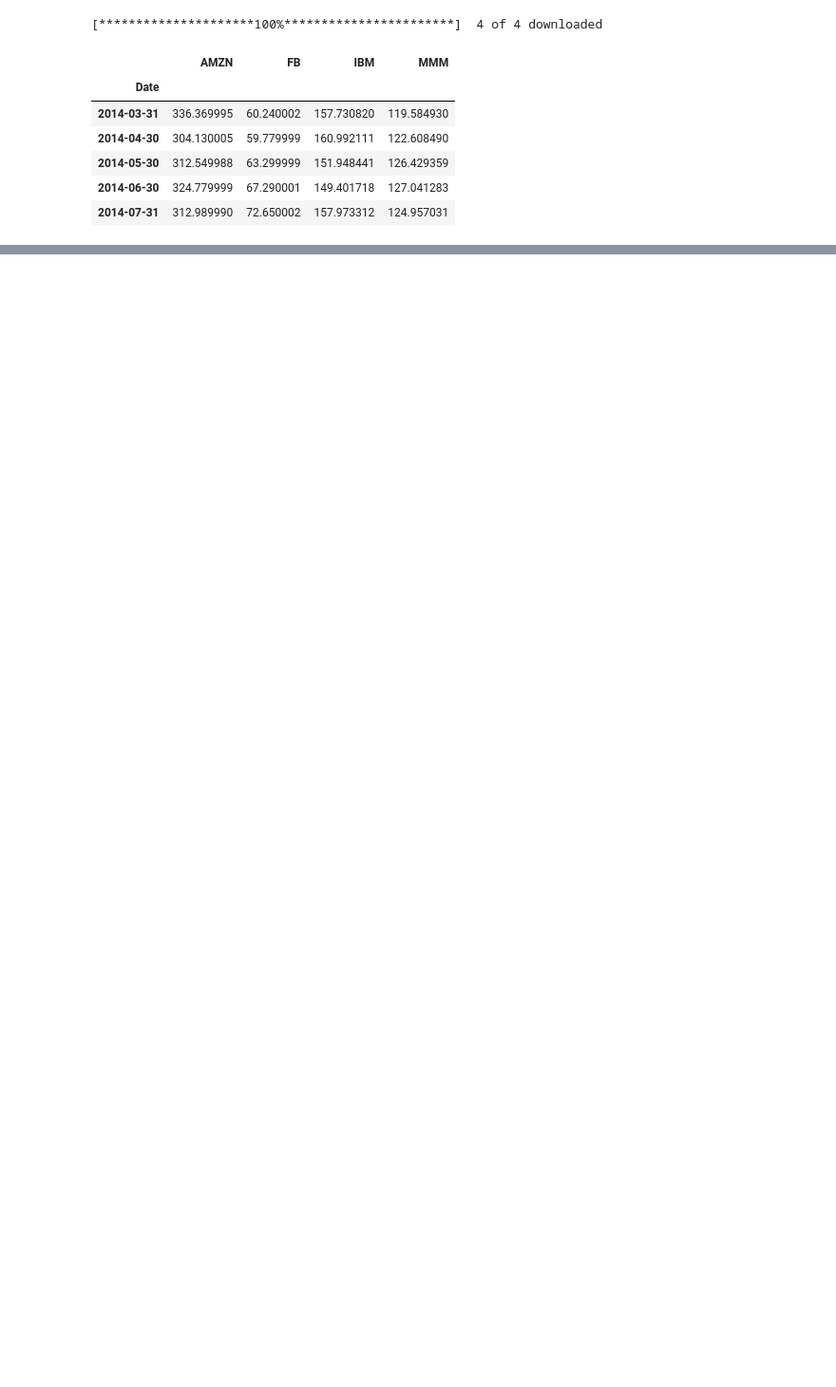
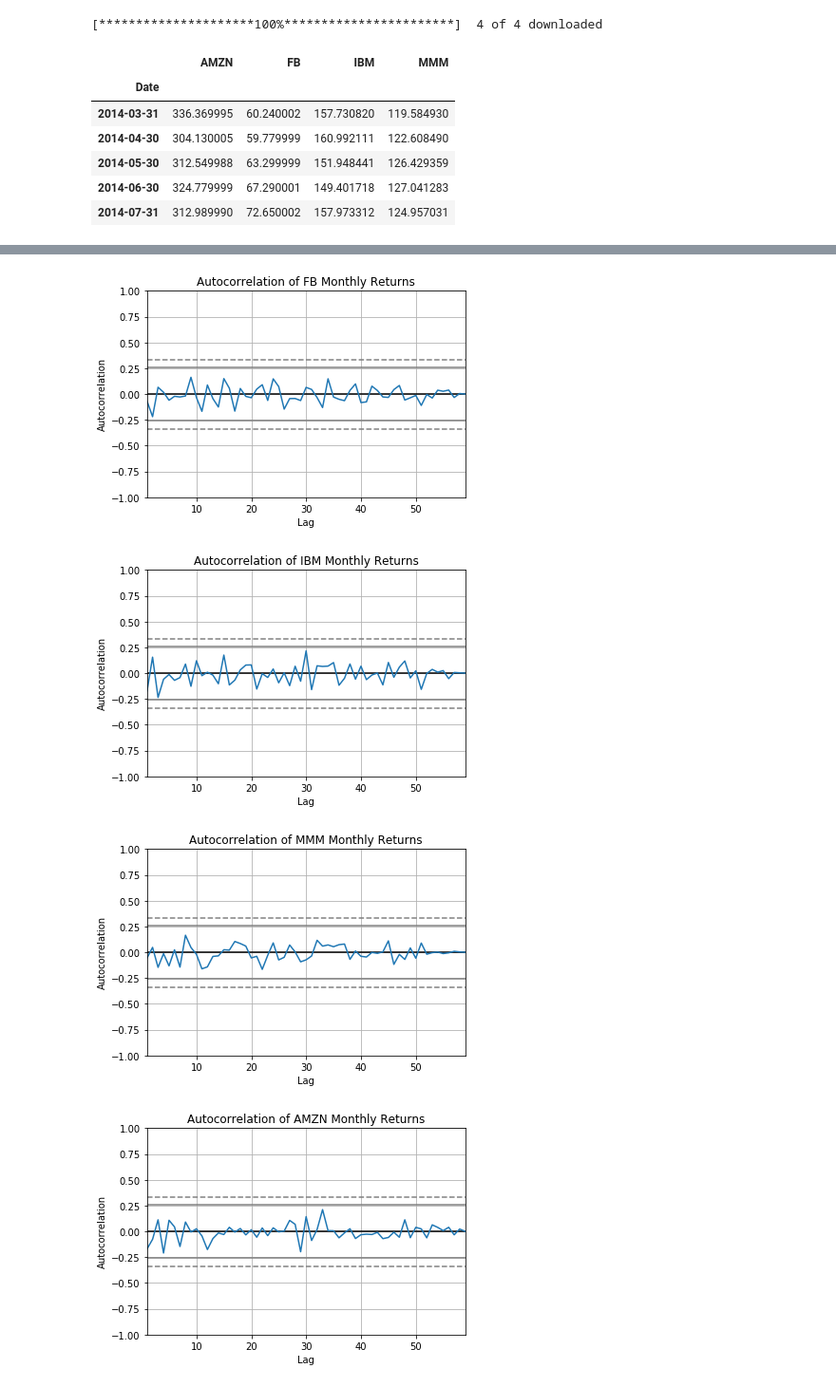
Before and after one commit to samantha-yly/DS1, a Jupyter notebook: Time Series Analysis/Time Series Analysis.ipynb, the cells around one changed output, grey strips where cells are left out. Shown: that part at 95% size. Drawn from its saved outputs; the diff is of its cells as text; code cells hidden in the pictures; blank space fills up the shorter version.

```diff
--- a/Time Series Analysis/Time Series Analysis.ipynb
+++ b/Time Series Analysis/Time Series Analysis.ipynb
@@ -219,8 +181,6 @@ If the line is above or below the dotted line, not in between, we can say that t
 # %%
 # Calculate the monthly returns for each stock using the "shift trick"
-
-fbShiftedPlot = pd.plotting.autocorrelation_plot((fb / fb.shift(1) - 1).dropna())
-fbShiftedPlot.set_title("An Autocorrelation Graph of the Monthly Returns for FB")
-fbShiftedPlot.set_ylabel("Correlation")
-fbShiftedPlot.set_xlabel("Lag (Months)")
+fb_returns = (fb / fb.shift(1) - 1)
+fb_returns.name = 'FB'
+fb_returns.head()
 # %% [output]
@@ -252,0 +194,4 @@ Text(0.5, 0, 'Lag (Months)')
+# %%
+ibm_returns = (ibm / ibm.shift(1) - 1)
+ibm_returns.name = 'IBM'
+ibm_returns.head()
@@ -252,0 +206,4 @@ Text(0.5, 0, 'Lag (Months)')
+# %%
+mmm_returns = (mmm / mmm.shift(1) - 1)
+mmm_returns.name = 'MMM'
+mmm_returns.head()
@@ -252,0 +218,4 @@ Text(0.5, 0, 'Lag (Months)')
+# %%
+amzn_returns = (amzn / amzn.shift(1) - 1)
+amzn_returns.name = 'AMZN'
+amzn_returns.head()
@@ -253 +230,21 @@ Text(0.5, 0, 'Lag (Months)')
+# %%
+# Plot the auto-correlation of the returns
+plt.figure()
+autocorrelation_plot(fb_returns.dropna())
+plt.title('Autocorrelation of FB Monthly Returns')
+plt.figure()
+autocorrelation_plot(ibm_returns.dropna())
+plt.title('Autocorrelation of IBM Monthly Returns')
+plt.figure()
+autocorrelation_plot(mmm_returns.dropna())
+plt.title('Autocorrelation of MMM Monthly Returns')
+plt.figure()
+autocorrelation_plot(amzn_returns.dropna())
+plt.title('Autocorrelation of AMZN Monthly Returns')
+plt.show()
+# %% [output]
+[figure, added]
+[figure, added]
+[figure, added]
+[figure, added]
 # %% [markdown]
```
Also changed, not shown: parts of 31 cells of this notebook.
